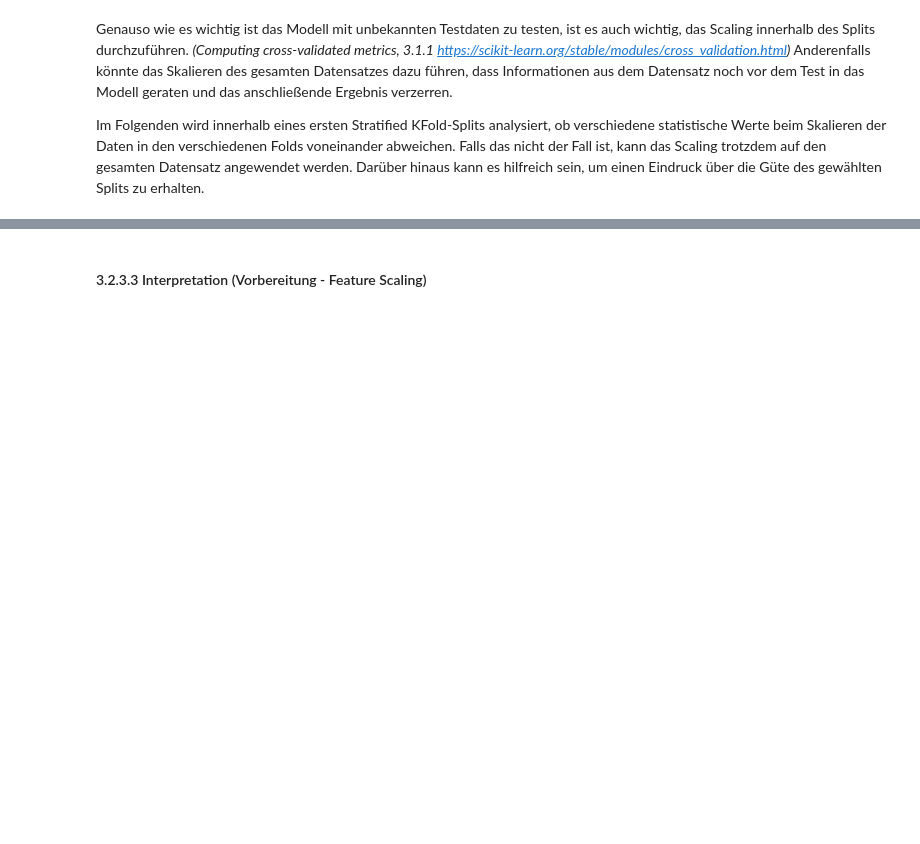
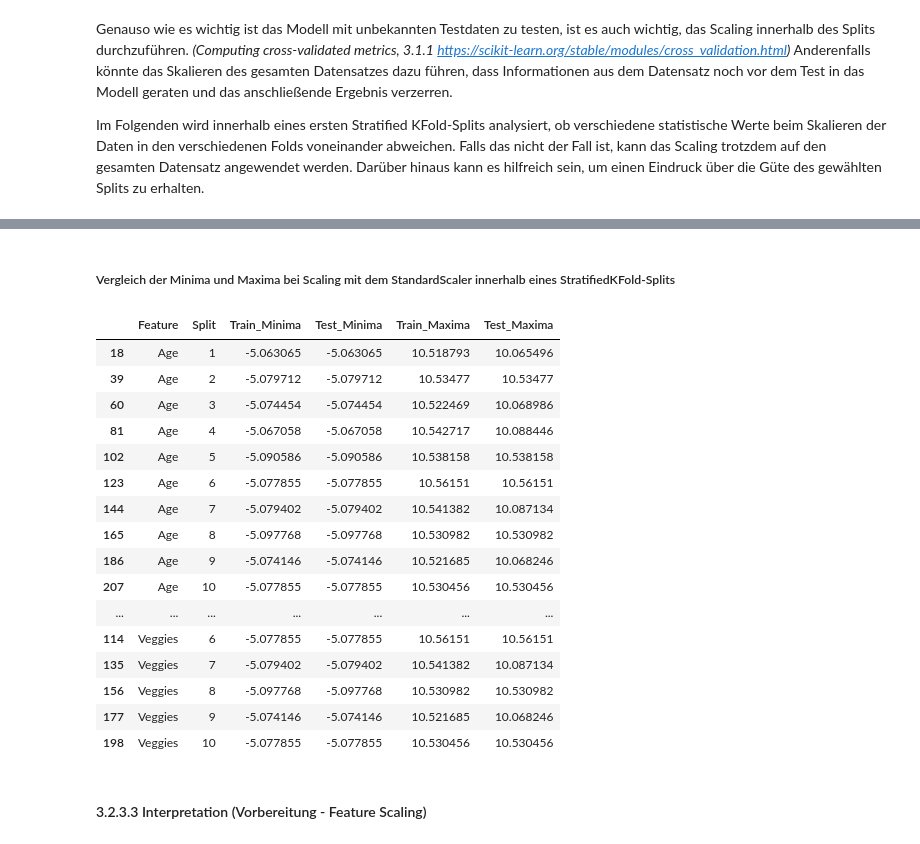
Before and after one commit to switchmachine/Diabetes-Health-Indicators, a Jupyter notebook: Programmieren2_Gruppe7_Projekt_DiabetesHealthIndicators.ipynb, the cells around one changed output, grey strips where cells are left out. Drawn from its saved outputs; the diff is of its cells as text; code cells hidden in the pictures; blank space fills up the shorter version.

```diff
--- a/Programmieren2_Gruppe7_Projekt_DiabetesHealthIndicators.ipynb
+++ b/Programmieren2_Gruppe7_Projekt_DiabetesHealthIndicators.ipynb
@@ -698,3 +708,26 @@ Testdatensastz: Minimum: 0.0, Maximum: 1.0000000000000002
+# %% [markdown]
+##### Vergleich der Minima und Maxima bei Scaling mit dem StandardScaler innerhalb eines StratifiedKFold-Splits
+# %%
+df_minmax_scaler_cv = create_df_scaling_cv(x_values, y_value, StandardScaler())
+df_minmax_scaler_cv
+# %% [output]
+|  | Feature | Split | Train_Minima | Test_Minima | Train_Maxima | Test_Maxima |
+| 18 | Age | 1 | -5.063065 | -5.063065 | 10.518793 | 10.065496 |
+| 39 | Age | 2 | -5.079712 | -5.079712 | 10.53477 | 10.53477 |
+| 60 | Age | 3 | -5.074454 | -5.074454 | 10.522469 | 10.068986 |
+| 81 | Age | 4 | -5.067058 | -5.067058 | 10.542717 | 10.088446 |
+| 102 | Age | 5 | -5.090586 | -5.090586 | 10.538158 | 10.538158 |
+| 123 | Age | 6 | -5.077855 | -5.077855 | 10.56151 | 10.56151 |
+| 144 | Age | 7 | -5.079402 | -5.079402 | 10.541382 | 10.087134 |
+| 165 | Age | 8 | -5.097768 | -5.097768 | 10.530982 | 10.530982 |
+| 186 | Age | 9 | -5.074146 | -5.074146 | 10.521685 | 10.068246 |
+| 207 | Age | 10 | -5.077855 | -5.077855 | 10.530456 | 10.530456 |
+| ... | ... | ... | ... | ... | ... | ... |
+| 114 | Veggies | 6 | -5.077855 | -5.077855 | 10.56151 | 10.56151 |
+| 135 | Veggies | 7 | -5.079402 | -5.079402 | 10.541382 | 10.087134 |
+| 156 | Veggies | 8 | -5.097768 | -5.097768 | 10.530982 | 10.530982 |
+| 177 | Veggies | 9 | -5.074146 | -5.074146 | 10.521685 | 10.068246 |
+| 198 | Veggies | 10 | -5.077855 | -5.077855 | 10.530456 | 10.530456 |
 # %% [markdown]
 #### 3.2.3.3 Interpretation (Vorbereitung - Feature Scaling)
 # %% [markdown]
```
Also changed, not shown: parts of 7 cells of this notebook.
